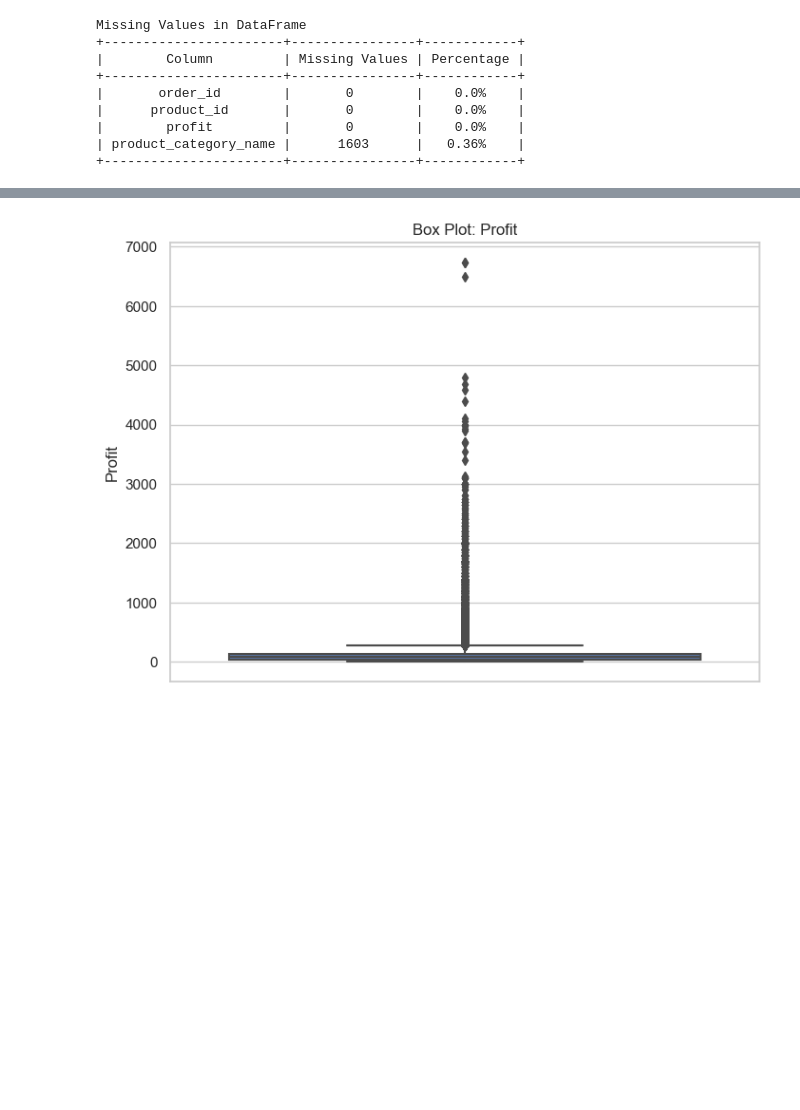
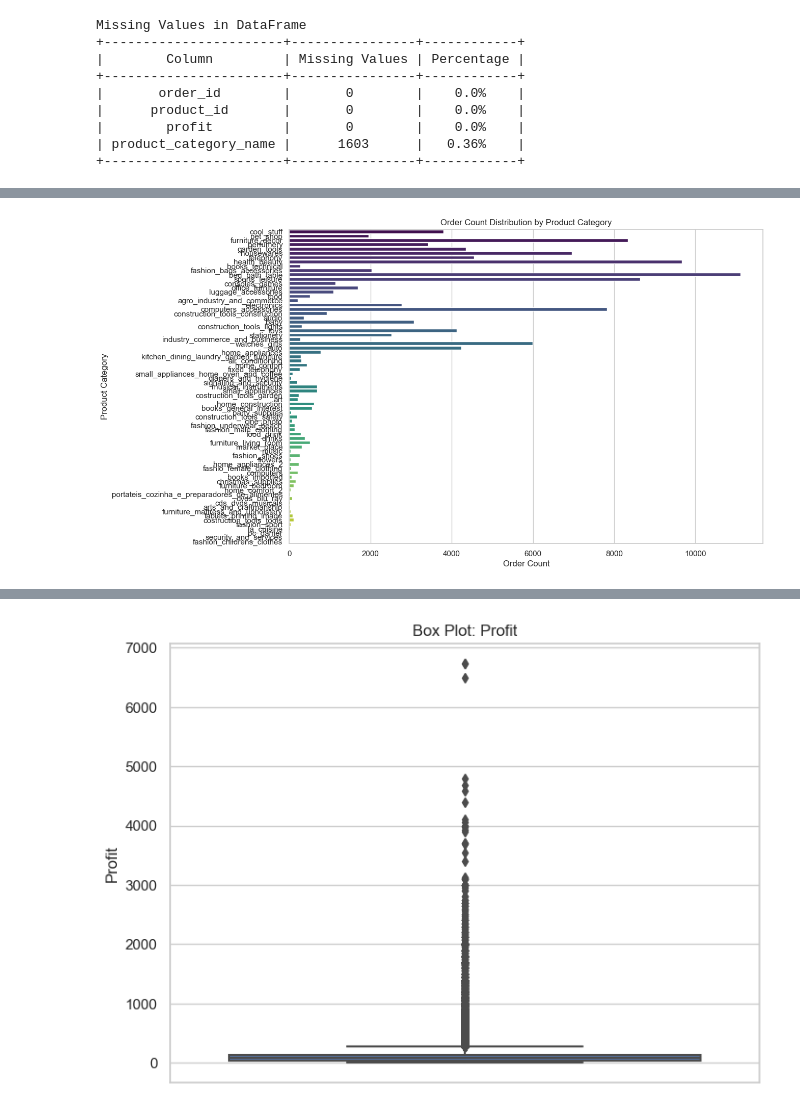
Before and after one commit to esvm4/225IS1401, a Jupyter notebook: Cross_FEACP/eda.ipynb, the cells around one changed output, grey strips where cells are left out. Cells and saved outputs as stored; diff of their text form; code cells hidden in the pictures; blank space fills up the shorter version.

```diff
--- a/Cross_FEACP/eda.ipynb
+++ b/Cross_FEACP/eda.ipynb
@@ -114,0 +143,12 @@ plt.show()
+# %%
+plt.figure(figsize=(12, 8))
+sns.set(style="whitegrid")
+sns.countplot(y='product_category_name', data=merged_df, palette='viridis')
+
+plt.title('Order Count Distribution by Product Category')
+plt.xlabel('Order Count')
+plt.ylabel('Product Category')
+
+plt.show()
+# %% [output]
+[figure, added]
```
Also changed, not shown: parts of 10 cells of this notebook.
